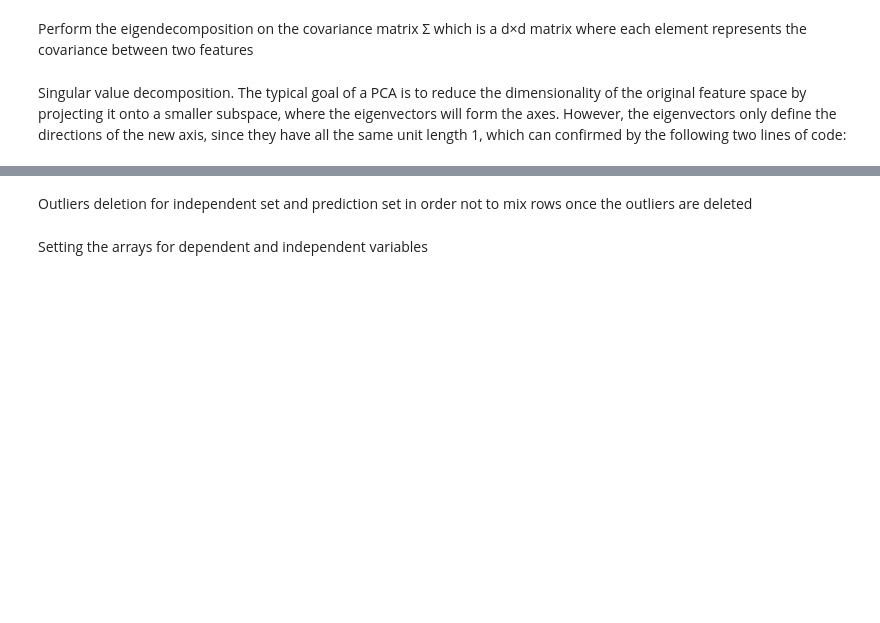
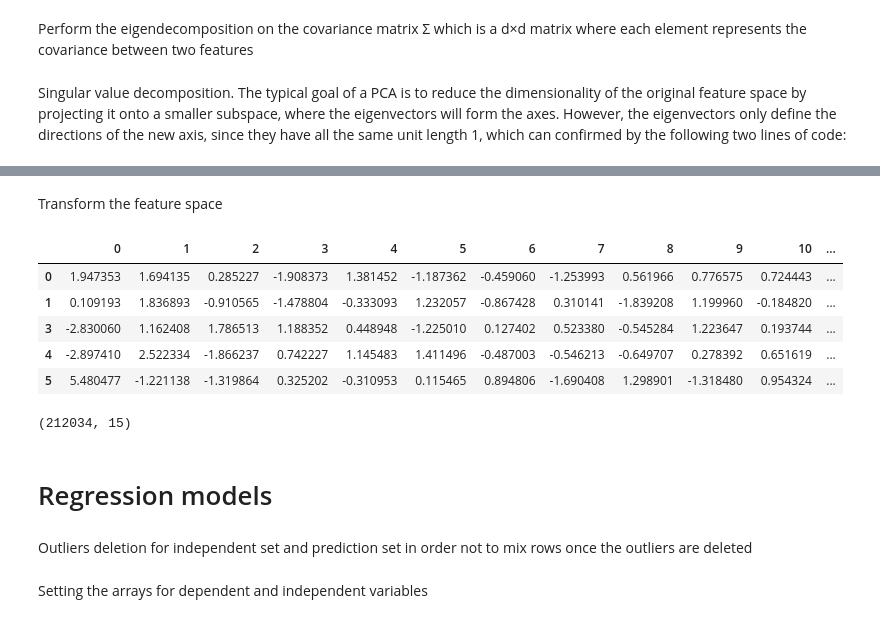
Before and after one commit to gianlucamancini7/machine_learning, a Jupyter notebook: main.ipynb, the cells around one changed output, grey strips where cells are left out. Cells and saved outputs as stored; diff of their text form; code cells hidden in the pictures; blank space fills up the shorter version.

```diff
--- a/main.ipynb
+++ b/main.ipynb
@@ -382,5 +421,6 @@ Find the covariance matrix in order to the find its eigenvectors and eigenvalues
 # %%
-cov_df_features_train_independent_std=np.cov(np.cov(df_features_train_independent_std.T))
+cov_df_features_train_independent_std=np.cov(df_features_train_independent_std.T)
+eig_vals, eig_vecs = np.linalg.eig(cov_df_features_train_independent_std)
 # %% [markdown]
 Perform the eigendecomposition on the covariance matrix Σ which is a d×d matrix where each element represents the covariance between two features
 # %% [markdown]
@@ -391,0 +440,12 @@ np.linalg.svd(X_std.T)
+# %%
+# Make a list of (eigenvalue, eigenvector) tuples
+eig_pairs = [(np.abs(eig_vals[i]), eig_vecs[:,i]) for i in range(len(eig_vals))]
+
+# Sort the (eigenvalue, eigenvector) tuples from high to low
+eig_pairs.sort()
+eig_pairs.reverse()
+
+# Visually confirm that the list is correctly sorted by decreasing eigenvalues
+print('Eigenvalues in descending order:')
+for i in eig_pairs:
+    print(i[0])
@@ -392,3 +532,23 @@ np.linalg.svd(X_std.T)
+# %% [markdown]
+Transform the feature space
+# %%
+df_features_train_independent_std_transf = df_features_train_independent_std.dot(matrix_w)
+df_features_train_independent_std_transf.head()
+# %% [output]
+|  | 0 | 1 | 2 | 3 | 4 | 5 | 6 | 7 | 8 | 9 | 10 | ... |
+| 0 | 1.947353 | 1.694135 | 0.285227 | -1.908373 | 1.381452 | -1.187362 | -0.459060 | -1.253993 | 0.561966 | 0.776575 | 0.724443 | ... |
+| 1 | 0.109193 | 1.836893 | -0.910565 | -1.478804 | -0.333093 | 1.232057 | -0.867428 | 0.310141 | -1.839208 | 1.199960 | -0.184820 | ... |
+| 3 | -2.830060 | 1.162408 | 1.786513 | 1.188352 | 0.448948 | -1.225010 | 0.127402 | 0.523380 | -0.545284 | 1.223647 | 0.193744 | ... |
+| 4 | -2.897410 | 2.522334 | -1.866237 | 0.742227 | 1.145483 | 1.411496 | -0.487003 | -0.546213 | -0.649707 | 0.278392 | 0.651619 | ... |
+| 5 | 5.480477 | -1.221138 | -1.319864 | 0.325202 | -0.310953 | 0.115465 | 0.894806 | -1.690408 | 1.298901 | -1.318480 | 0.954324 | ... |
+# %%
+pca = PCA(n_components=15)
+df_features_train_independent_std_transf_sickit=pca.fit_transform(df_features_train_independent_std)
+df_features_train_independent_std_transf_sickit.shape
+# %% [output]
+(212034, 15)
+# %% [markdown]
+# Regression models
 # %% [markdown]
 Outliers deletion for independent set and prediction set in order not to mix rows once the outliers are deleted
 # %% [markdown]
```
Also changed, not shown: parts of 50 cells of this notebook, 8 other files.
